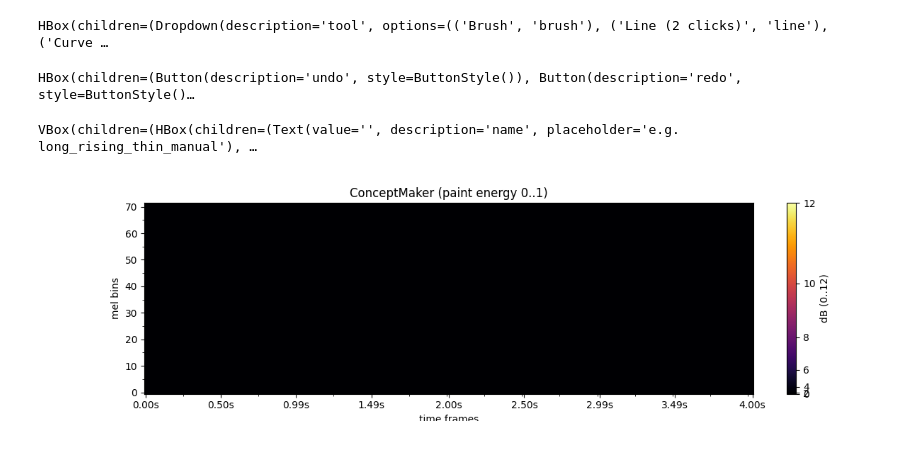
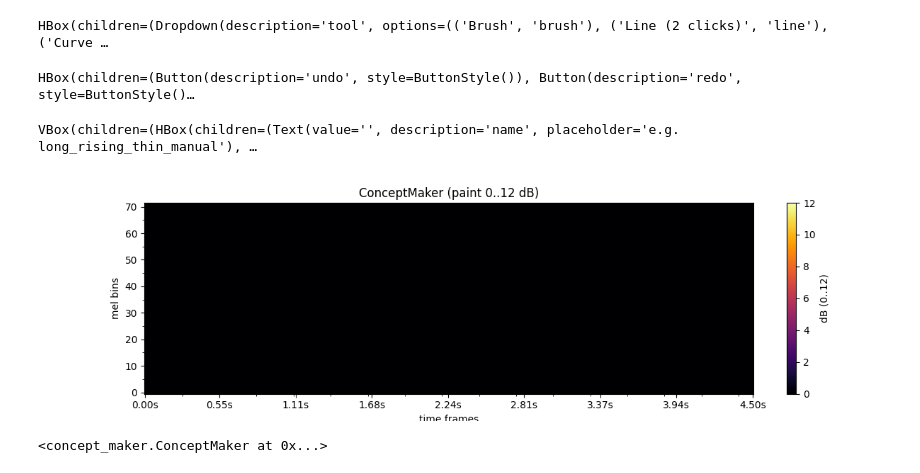
Before and after one commit to yoav1870/BioVoice, a Jupyter notebook: concept/concept_maker_gui.ipynb, the cells around one changed output. Cells and saved outputs as stored; diff of their text form; code cells hidden in the pictures.

```diff
--- a/concept/concept_maker_gui.ipynb
+++ b/concept/concept_maker_gui.ipynb
@@ -1,22 +1,26 @@
 # %%
 %matplotlib widget
 import ipympl
 from pathlib import Path
-from concept_maker import launch_concept_maker
+from concept_maker import launch_concept_maker,launch_concept_maker_like_concepts_creation
 
 FREQUENCY_BIN_COUNT = 72
 HOP_LENGTH = 240
 SAMPLE_RATE = 16000
 
-cm = launch_concept_maker(
-    mel_bins=FREQUENCY_BIN_COUNT,
-    seconds=4.0,
-    hop_length=HOP_LENGTH,
-    sample_rate=SAMPLE_RATE,
-    out_dir=Path("/home/SpeakerRec/BioVoice/concept/new_concepts"),
+# cm = launch_concept_maker(
+#     mel_bins=FREQUENCY_BIN_COUNT,
+#     frames=304,
+#     hop_length=HOP_LENGTH,
+#     sample_rate=SAMPLE_RATE,
+#     out_dir=Path("/home/SpeakerRec/BioVoice/concept/new_concepts"),
+# )
+launch_concept_maker_like_concepts_creation(
+    out_dir=Path("/home/SpeakerRec/BioVoice/concept/new_concepts_3_2_2026"),
 )
 # %% [output]
 HBox(children=(Dropdown(description='tool', options=(('Brush', 'brush'), ('Line (2 clicks)', 'line'), ('Curve …
 HBox(children=(Button(description='undo', style=ButtonStyle()), Button(description='redo', style=ButtonStyle()…
 VBox(children=(HBox(children=(Text(value='', description='name', placeholder='e.g. long_rising_thin_manual'), …
-[figure, old version]
+[figure, new version]
+<concept_maker.ConceptMaker at 0x...>
```
Also changed, not shown: 22 other files.
